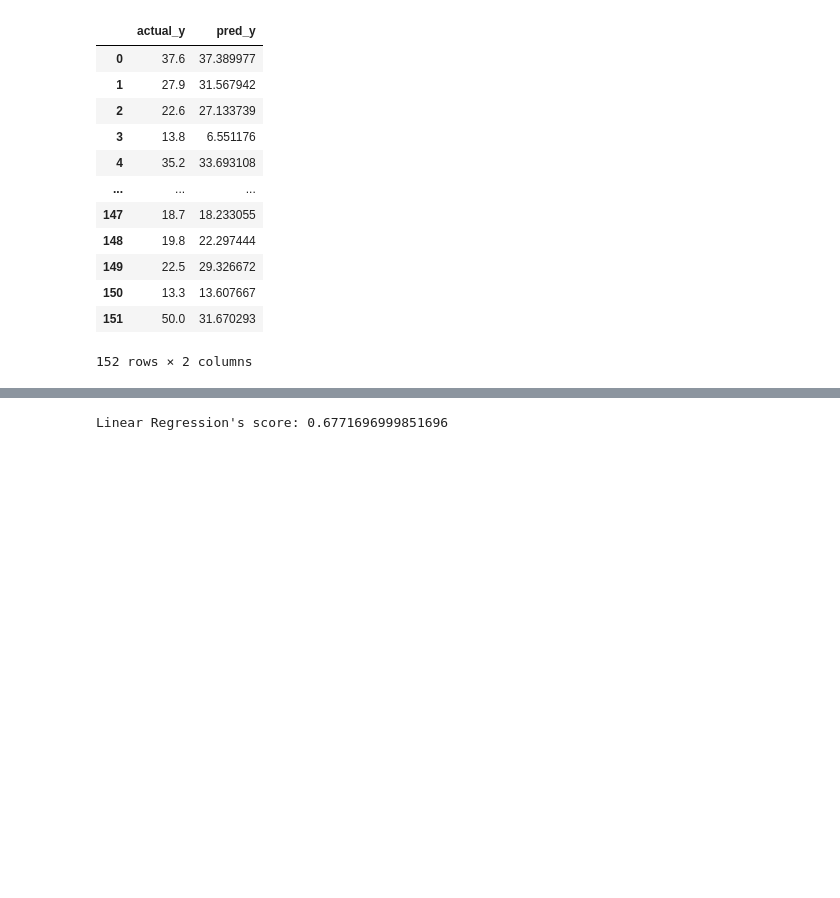
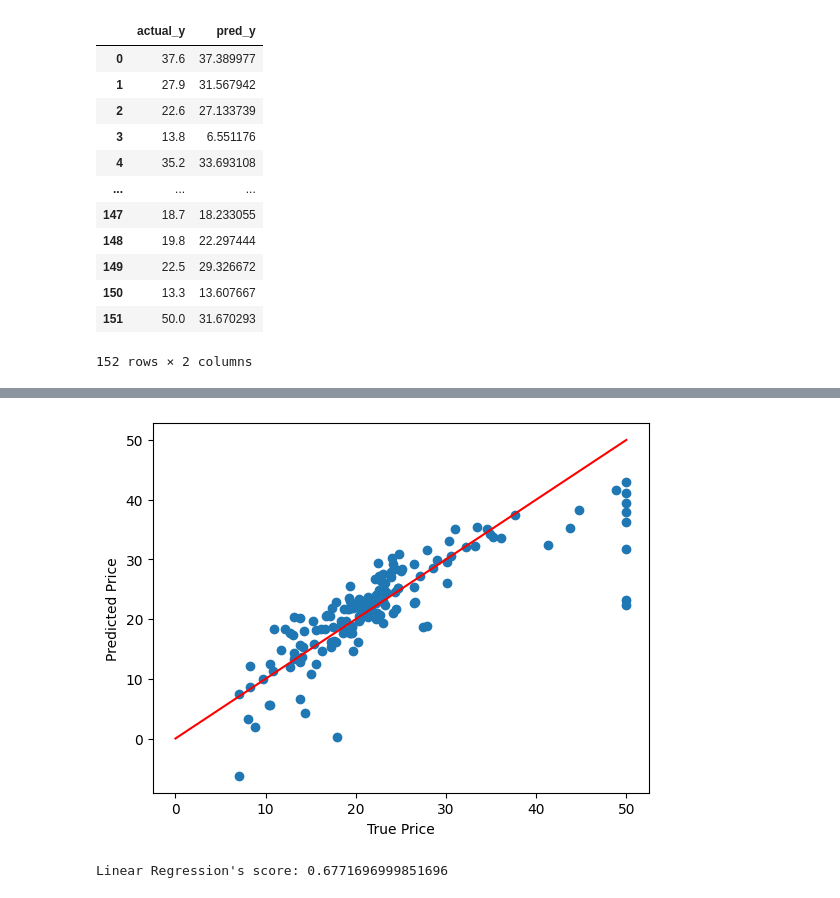
Before and after one commit to gengtingxu/DataAnalysisPractice, a Jupyter notebook: BostonPricePredict.ipynb, the cells around one changed output, grey strips where cells are left out. Drawn from its saved outputs; the diff is of its cells as text; code cells hidden in the pictures; blank space fills up the shorter version.

```diff
--- a/BostonPricePredict.ipynb
+++ b/BostonPricePredict.ipynb
@@ -183,3 +184,11 @@ plt.show()
+# %%
+plt.scatter(y_test, pred)
+plt.plot([0, 50], [0, 50], 'r')
+plt.xlabel('True Price')
+plt.ylabel('Predicted Price')
+plt.show()
+# %% [output]
+[figure, added]
 # %%
 from sklearn.metrics import r2_score, mean_absolute_error, mean_squared_error
 # 印出預測績效(R-square)
```
Also changed, not shown: parts of 6 cells of this notebook.
